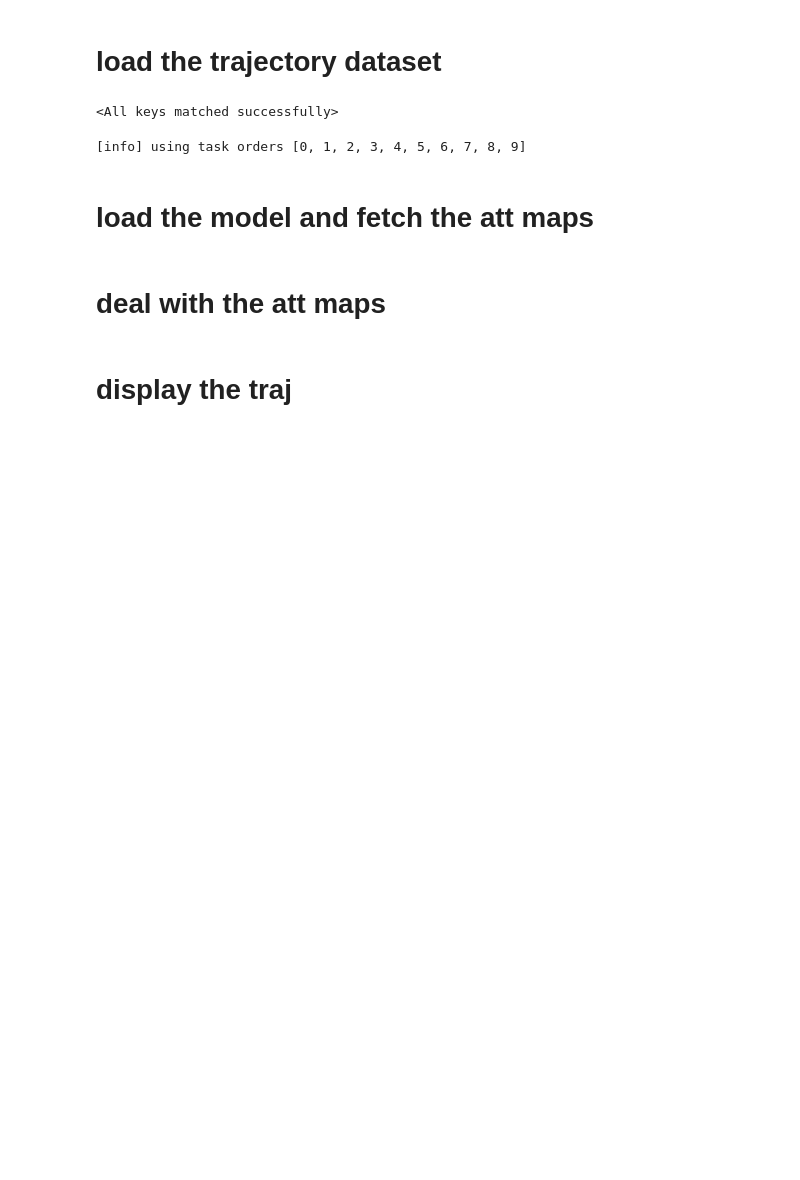
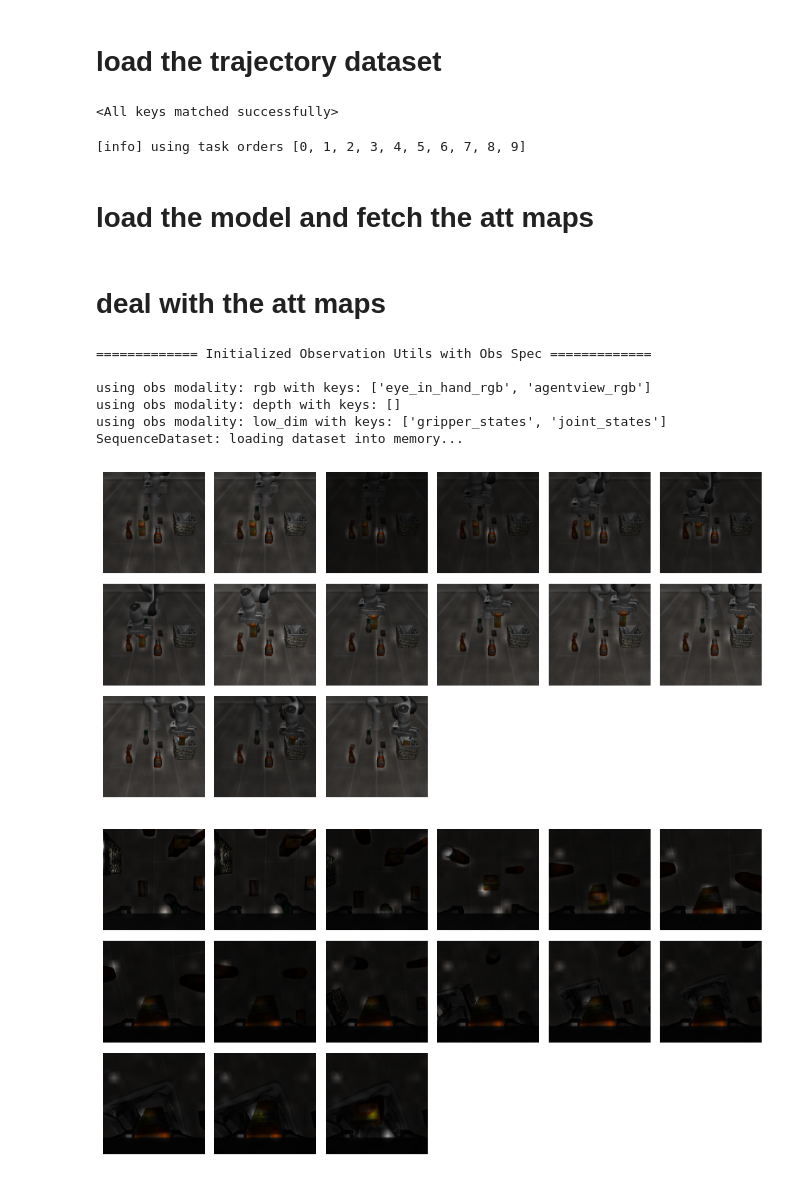
Before and after one commit to Ricky-Zhu/meta_adapt, a Jupyter notebook: pre_training/att_map_visualization.ipynb, the cells around one changed output. Cells and saved outputs as stored; diff of their text form; code cells hidden in the pictures; blank space fills up the shorter version.

```diff
--- a/pre_training/att_map_visualization.ipynb
+++ b/pre_training/att_map_visualization.ipynb
@@ -20,7 +20,7 @@ import cv2
 from libero.lifelong.models import *
 from libero.lifelong.utils import *
 # %%
-model_path = '/home/ruiqi/projects/meta_adapt/scripts/experiments/LIBERO_OBJECT/PreTrainMultitask/BCViLTPolicy_seed10000/run_009/multitask_model_ep10.pth'
+model_path = '/home/ruiqi/projects/meta_adapt/scripts/experiments/LIBERO_OBJECT/PreTrainMultitask/BCViLTPolicy_seed10000/run_012/multitask_model_ep10.pth'
 checkpoint = torch.load(model_path)
 sd = checkpoint['state_dict']
 cfg = checkpoint['cfg']
@@ -173,9 +177,50 @@ def save_att_maps(task_id, traj_id):
 
     show_att_images(agent_att_list, save_flag=True, view='a')
     show_att_images(eye_att_list, save_flag=True, view='e')
-# %% [markdown]
-# display the traj
-# %%
-task_id = 1
-traj_id = 0
-save_flag = True
+# %%
+def fetch_att_im_every_layer(index, agentview_data_list, eye_in_hand_data_list):
+    agent_att_list = []
+    eye_att_list = []
+    temp = construct_data(task_embs, agentview_data_list[index], eye_in_hand_data_list[index])
+    joint_att, agentview_im, eye_in_hand_im = fetch_joint_att(temp, model)
+    for l in range(len(joint_att)):
+        im_a, im_e = show_att_im(joint_att[l], agentview_im, eye_in_hand_im)
+        agent_att_list.append((im_a * 255).astype(np.uint8))
+        eye_att_list.append((im_e * 255).astype(np.uint8))
+
+    cat_a = np.concatenate(agent_att_list, axis=1)
+    cat_e = np.concatenate(eye_att_list, axis=1)
+    display(Image.fromarray(cat_a))
+    display(Image.fromarray(cat_e))
+
+
+def fetch_att_im_entire_traj(agentview_data_list, eye_in_hand_data_list, task_id=0, traj_id=0):
+    agent_att_list = []
+    eye_att_list = []
+    for i in range(len(agentview_data_list)):
+        temp = construct_data(task_embs, agentview_data_list[i], eye_in_hand_data_list[i])
+        joint_att, agentview_im, eye_in_hand_im = fetch_joint_att(temp, model)
+        im_a, im_e = show_att_im(joint_att[-1], agentview_im, eye_in_hand_im)
+        agent_att_list.append((im_a * 255).astype(np.uint8))
+        eye_att_list.append((im_e * 255).astype(np.uint8))
+
+    # cat_a = np.concatenate(agent_att_list, axis=1)
+    # cat_e = np.concatenate(eye_att_list, axis=1)
+    show_att_images(agent_att_list, save_flag=True, view='a', task_id=task_id, traj_id=traj_id)
+    show_att_images(eye_att_list, save_flag=True, view='e', task_id=task_id, traj_id=traj_id)
+# %%
+TASK_ID = 9
+TRAJ_ID = 0
+save_flag = True
+task_embs, agentview_data_list, eye_in_hand_data_list = fetch_dataset(TASK_ID, TRAJ_ID)
+
+fetch_att_im_entire_traj(agentview_data_list, eye_in_hand_data_list, task_id=TASK_ID, traj_id=TRAJ_ID)
+# %% [output]
+============= Initialized Observation Utils with Obs Spec =============
+
+using obs modality: rgb with keys: ['eye_in_hand_rgb', 'agentview_rgb']
+using obs modality: depth with keys: []
+using obs modality: low_dim with keys: ['gripper_states', 'joint_states']
+SequenceDataset: loading dataset into memory...
+[figure, added]
+[figure, added]
```
Also changed, not shown: parts of 3 cells of this notebook, 2 other files.
